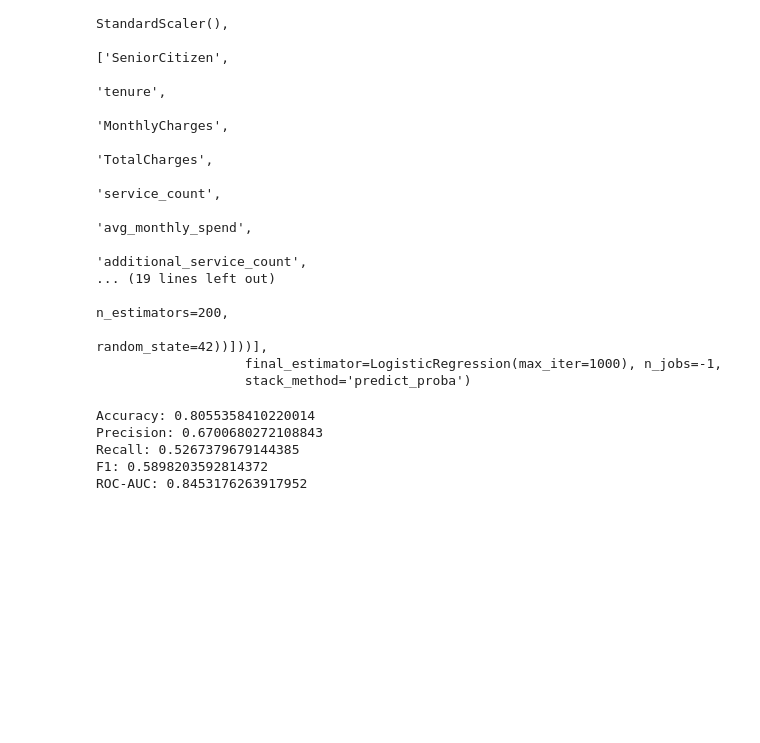
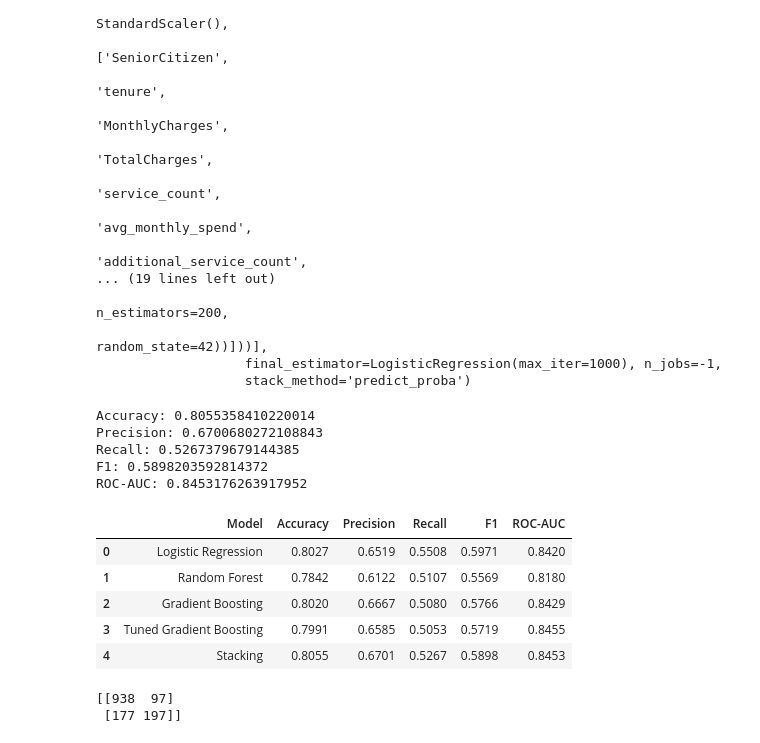
Before and after one commit to Kartikshard/customer-churn-prediction, a Jupyter notebook: notebooks/01_eda.ipynb, the cells around one changed output. Cells and saved outputs as stored; diff of their text form; code cells hidden in the pictures; blank space fills up the shorter version.

```diff
--- a/notebooks/01_eda.ipynb
+++ b/notebooks/01_eda.ipynb
@@ -1003,3 +1003,64 @@ Precision: 0.6700680272108843
 Recall: 0.5267379679144385
 F1: 0.5898203592814372
 ROC-AUC: 0.8453176263917952
+# %%
+results = pd.DataFrame({
+    "Model": [
+        "Logistic Regression",
+        "Random Forest",
+        "Gradient Boosting",
+        "Tuned Gradient Boosting",
+        "Stacking"
+    ],
+    "Accuracy": [
+        0.8027,
+        0.7842,
+        0.8020,
+        0.7991,
+        0.8055
+    ],
+    "Precision": [
+        0.6519,
+        0.6122,
+        0.6667,
+        0.6585,
+        0.6701
+    ],
+    "Recall": [
+        0.5508,
+        0.5107,
+        0.5080,
+        0.5053,
+        0.5267
+    ],
+    "F1": [
+        0.5971,
+        0.5569,
+        0.5766,
+        0.5719,
+        0.5898
+    ],
+    "ROC-AUC": [
+        0.8420,
+        0.8180,
+        0.8429,
+        0.8455,
+        0.8453
+    ]
+})
+
+results
+# %% [output]
+|  | Model | Accuracy | Precision | Recall | F1 | ROC-AUC |
+| 0 | Logistic Regression | 0.8027 | 0.6519 | 0.5508 | 0.5971 | 0.8420 |
+| 1 | Random Forest | 0.7842 | 0.6122 | 0.5107 | 0.5569 | 0.8180 |
+| 2 | Gradient Boosting | 0.8020 | 0.6667 | 0.5080 | 0.5766 | 0.8429 |
+| 3 | Tuned Gradient Boosting | 0.7991 | 0.6585 | 0.5053 | 0.5719 | 0.8455 |
+| 4 | Stacking | 0.8055 | 0.6701 | 0.5267 | 0.5898 | 0.8453 |
+# %%
+cm_stack = confusion_matrix(y_test, y_pred_stack)
+
+print(cm_stack)
+# %% [output]
+[[938  97]
+ [177 197]]
```
Also changed, not shown: parts of 9 cells of this notebook, 4 other files.
